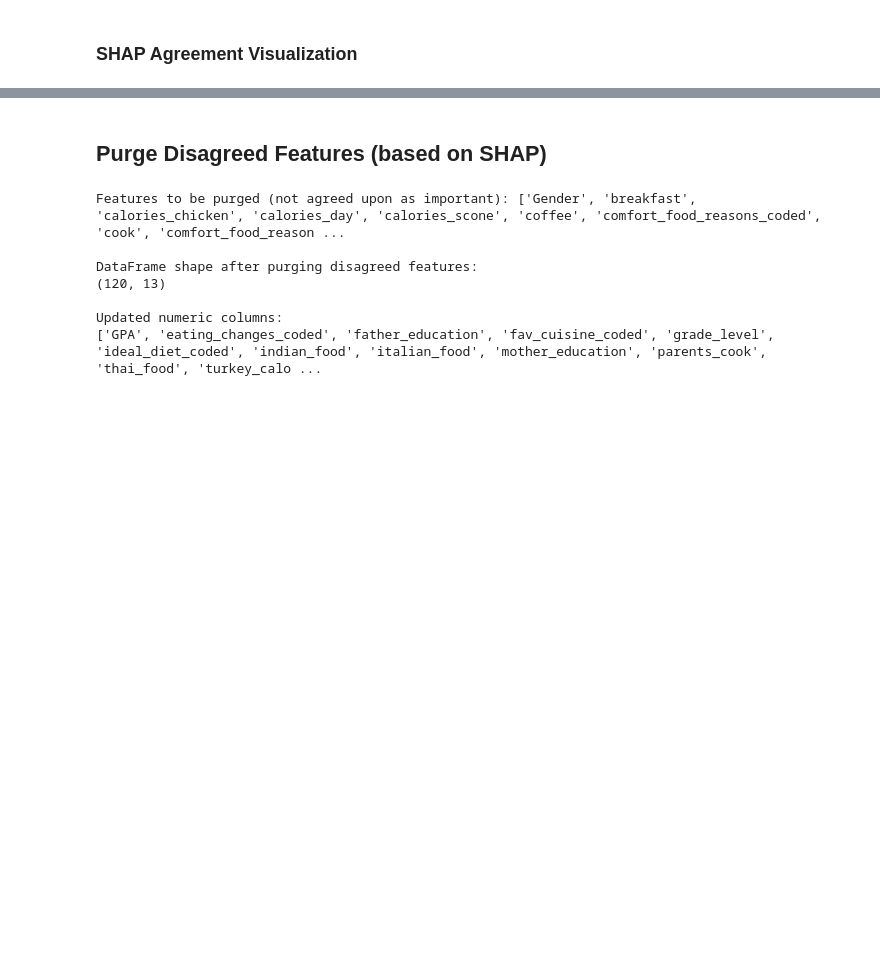
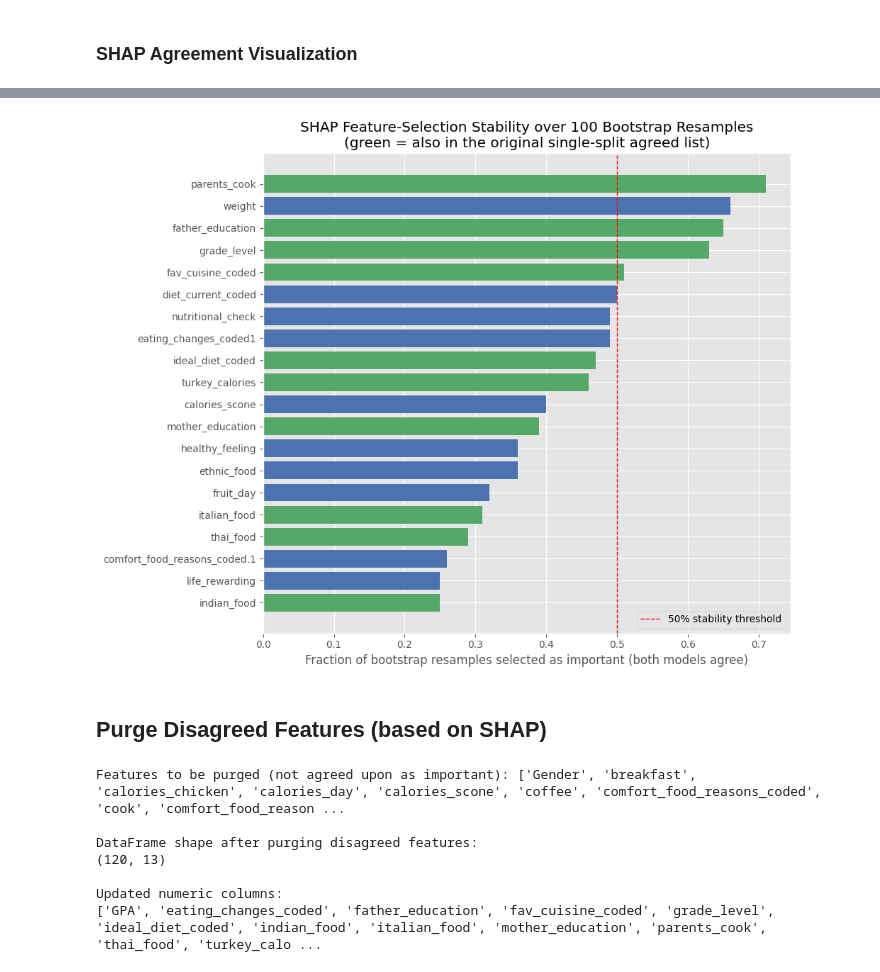
Before and after one commit to l3anxna/what-you-eat-decides-your-grade, a Jupyter notebook: EDA_notebook.ipynb, the cells around one changed output, grey strips where cells are left out. Drawn from its saved outputs; the diff is of its cells as text; code cells hidden in the pictures; blank space fills up the shorter version.

```diff
--- a/EDA_notebook.ipynb
+++ b/EDA_notebook.ipynb
@@ -541,20 +534,24 @@ from sklearn.impute import SimpleImputer
 import shap
 
 # Handle missing values in numerical columns using median imputation
-numeric_features = df.select_dtypes(include=np.number).columns.drop('GPA', errors='ignore')
+numeric_features = df.select_dtypes(include=np.number).columns.drop(
+    "GPA", errors="ignore"
+)
 
-imputer = SimpleImputer(strategy='median')
+imputer = SimpleImputer(strategy="median")
 df[numeric_features] = imputer.fit_transform(df[numeric_features])
 
 # Drop rows where 'GPA' is NaN, as it's our target variable
-df.dropna(subset=['GPA'], inplace=True)
+df.dropna(subset=["GPA"], inplace=True)
 
 # Define features (X) and target (y)
 X = df[numeric_features]
-y = df['GPA']
+y = df["GPA"]
 
 # Split data into training and testing sets
-X_train, X_test, y_train, y_test = train_test_split(X, y, test_size=0.2, random_state=42)
+X_train, X_test, y_train, y_test = train_test_split(
+    X, y, test_size=0.2, random_state=42
+)
 # %% [markdown]
 ### Training Random Forest Regressor and Gradient Boosting Regressor
 # %%
@@ -710,0 +748,60 @@ plt.show()
+# %%
+from sklearn.utils import resample
+
+n_boot = 100
+threshold = 0.01
+rng = np.random.RandomState(42)
+
+selection_counts = pd.Series(0, index=numeric_features)
+
+for b in range(n_boot):
+    Xb, yb = resample(X, y, random_state=rng.randint(0, 1_000_000))
+    Xb_tr, Xb_te, yb_tr, yb_te = train_test_split(
+        Xb, yb, test_size=0.2, random_state=rng.randint(0, 1_000_000)
+    )
+
+    rf_b = RandomForestRegressor(random_state=0).fit(Xb_tr, yb_tr)
+    gb_b = GradientBoostingRegressor(random_state=0).fit(Xb_tr, yb_tr)
+
+    rf_imp_b = np.abs(shap.TreeExplainer(rf_b).shap_values(Xb_te)).mean(0)
+    gb_imp_b = np.abs(shap.TreeExplainer(gb_b).shap_values(Xb_te)).mean(0)
+
+    rf_sel_b = set(Xb_te.columns[rf_imp_b > threshold])
+    gb_sel_b = set(Xb_te.columns[gb_imp_b > threshold])
+
+    selection_counts[list(rf_sel_b & gb_sel_b)] += 1
+
+selection_freq = (selection_counts / n_boot).sort_values(ascending=False)
+
+print(
+    f"Selection frequency across {n_boot} bootstrap resamples (share of runs a feature was 'agreed important'):"
+)
+print(selection_freq.head(20))
+
+# Compare against the single-split result from the cell above
+single_split_agreed = set(agreed_upon_important_features_by_threshold)
+stable_agreed = set(selection_freq[selection_freq >= 0.5].index)
+
+print(
+    f"\nSingle-split agreed features ({len(single_split_agreed)}): {sorted(single_split_agreed)}"
+)
+print(
+    f"Bootstrap-stable features, freq>=0.5 ({len(stable_agreed)}): {sorted(stable_agreed)}"
+)
+print(f"Overlap: {sorted(single_split_agreed & stable_agreed)}")
+
+plt.figure(figsize=(10, 8))
+top_freq = selection_freq.head(20)
+colors = ["#55A868" if f in single_split_agreed else "#4C72B0" for f in top_freq.index]
+plt.barh(top_freq.index[::-1], top_freq.values[::-1], color=colors[::-1])
+plt.axvline(
+    0.5, color="red", linestyle="--", linewidth=1, label="50% stability threshold"
+)
+plt.xlabel("Fraction of bootstrap resamples selected as important (both models agree)")
+plt.title(
+    f"SHAP Feature-Selection Stability over {n_boot} Bootstrap Resamples\n(green = also in the original single-split agreed list)"
+)
+plt.legend()
+plt.tight_layout()
+plt.show()
+# %% [output]
@@ -711,3 +825,4 @@ plt.show()
+[figure, added]
 # %% [markdown]
 ## Purge Disagreed Features (based on SHAP)
 # %%
```
Also changed, not shown: parts of 39 cells of this notebook, 3 other files.
